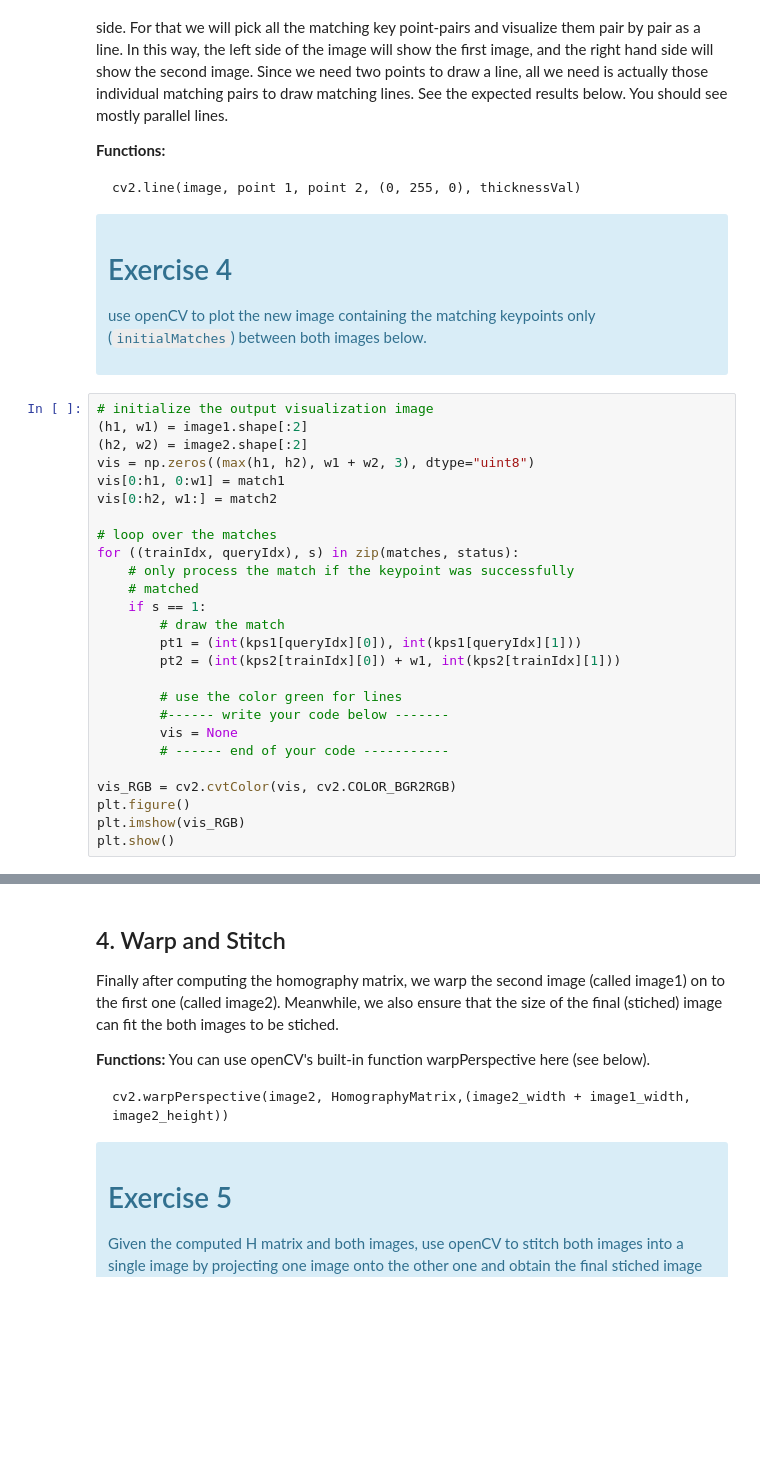
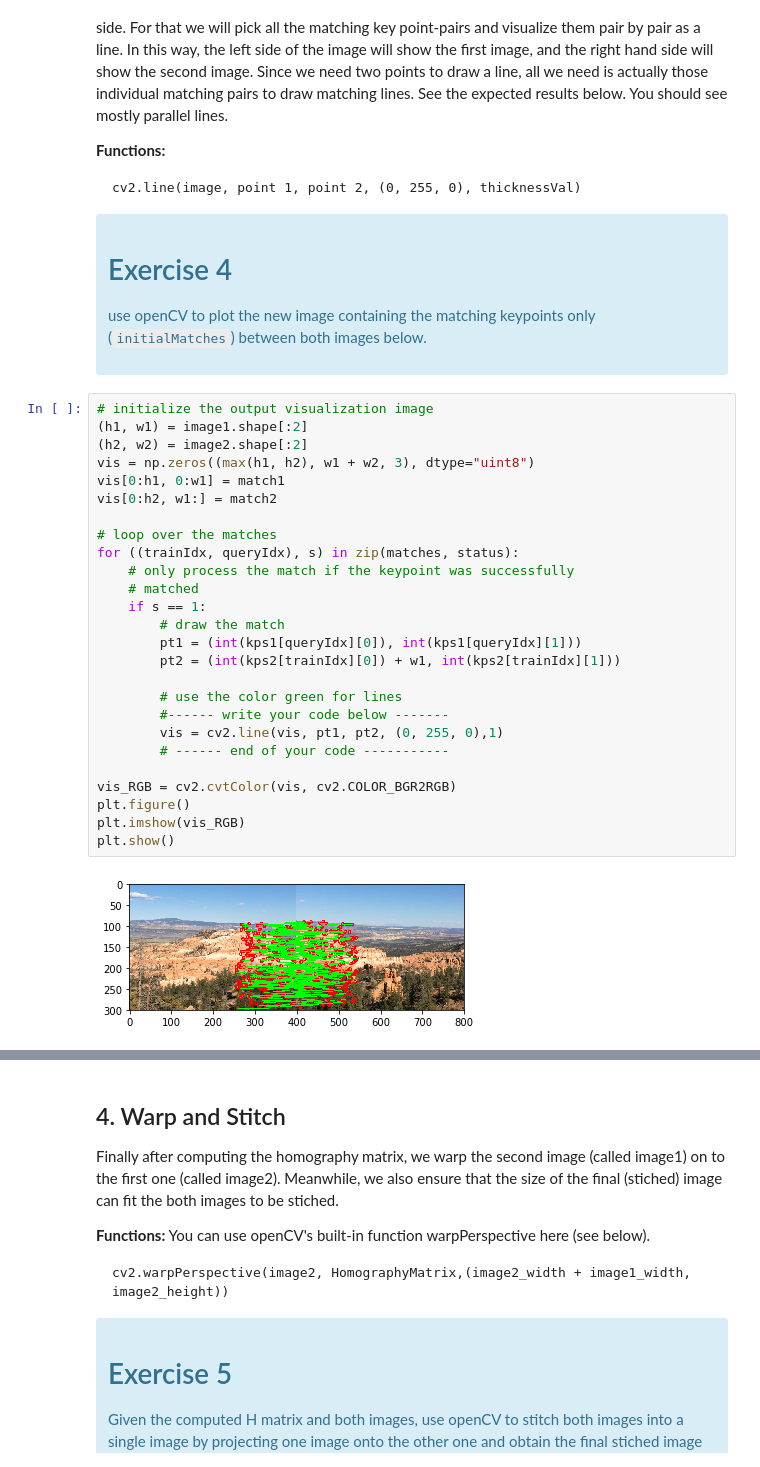
Before and after one commit to prashanth41/CV-FALL-2018, a Jupyter notebook: Assignment 5/SIFTPanoramicImageStitching.ipynb, the cells around one changed output, grey strips where cells are left out. Drawn from its saved outputs; the diff is of its cells as text; blank space fills up the shorter version.

```diff
--- a/Assignment 5/SIFTPanoramicImageStitching.ipynb
+++ b/Assignment 5/SIFTPanoramicImageStitching.ipynb
@@ -277,29 +296,31 @@ Now that we know what the stiched image looks like, lets have a look at what fea
 # %%
 # initialize the output visualization image
 (h1, w1) = image1.shape[:2]
 (h2, w2) = image2.shape[:2]
 vis = np.zeros((max(h1, h2), w1 + w2, 3), dtype="uint8")
 vis[0:h1, 0:w1] = match1
 vis[0:h2, w1:] = match2
 
 # loop over the matches
 for ((trainIdx, queryIdx), s) in zip(matches, status):
     # only process the match if the keypoint was successfully
     # matched
     if s == 1:
         # draw the match
         pt1 = (int(kps1[queryIdx][0]), int(kps1[queryIdx][1]))
         pt2 = (int(kps2[trainIdx][0]) + w1, int(kps2[trainIdx][1]))
 
         # use the color green for lines
         #------ write your code below -------
-        vis = None
+        vis = cv2.line(vis, pt1, pt2, (0, 255, 0),1)
         # ------ end of your code -----------
 
 vis_RGB = cv2.cvtColor(vis, cv2.COLOR_BGR2RGB)
 plt.figure()
 plt.imshow(vis_RGB)
 plt.show()
+# %% [output]
+[figure, added]
 # %% [markdown]
 **Expected ouput:**
 
```
Also changed, not shown: parts of 6 cells of this notebook.
